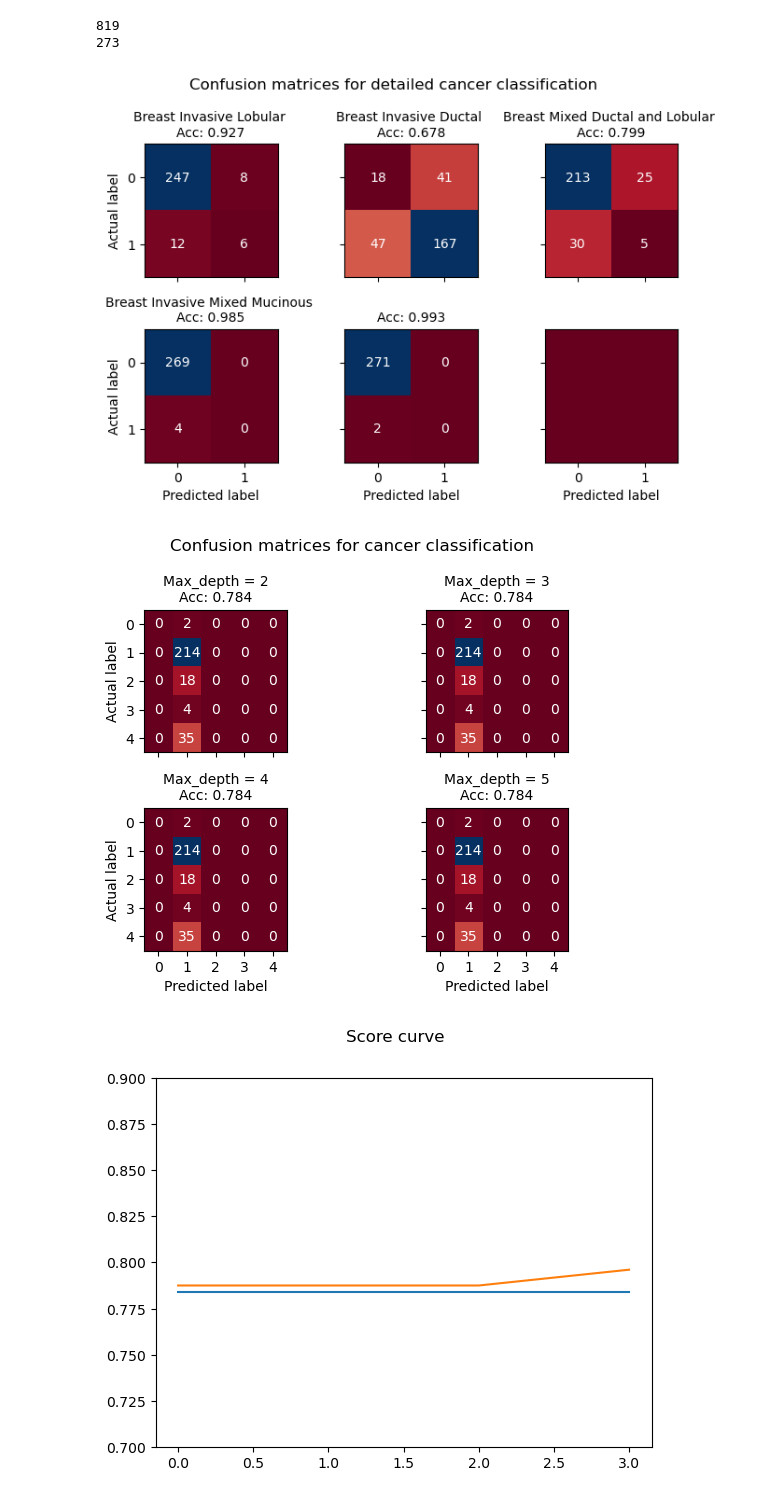
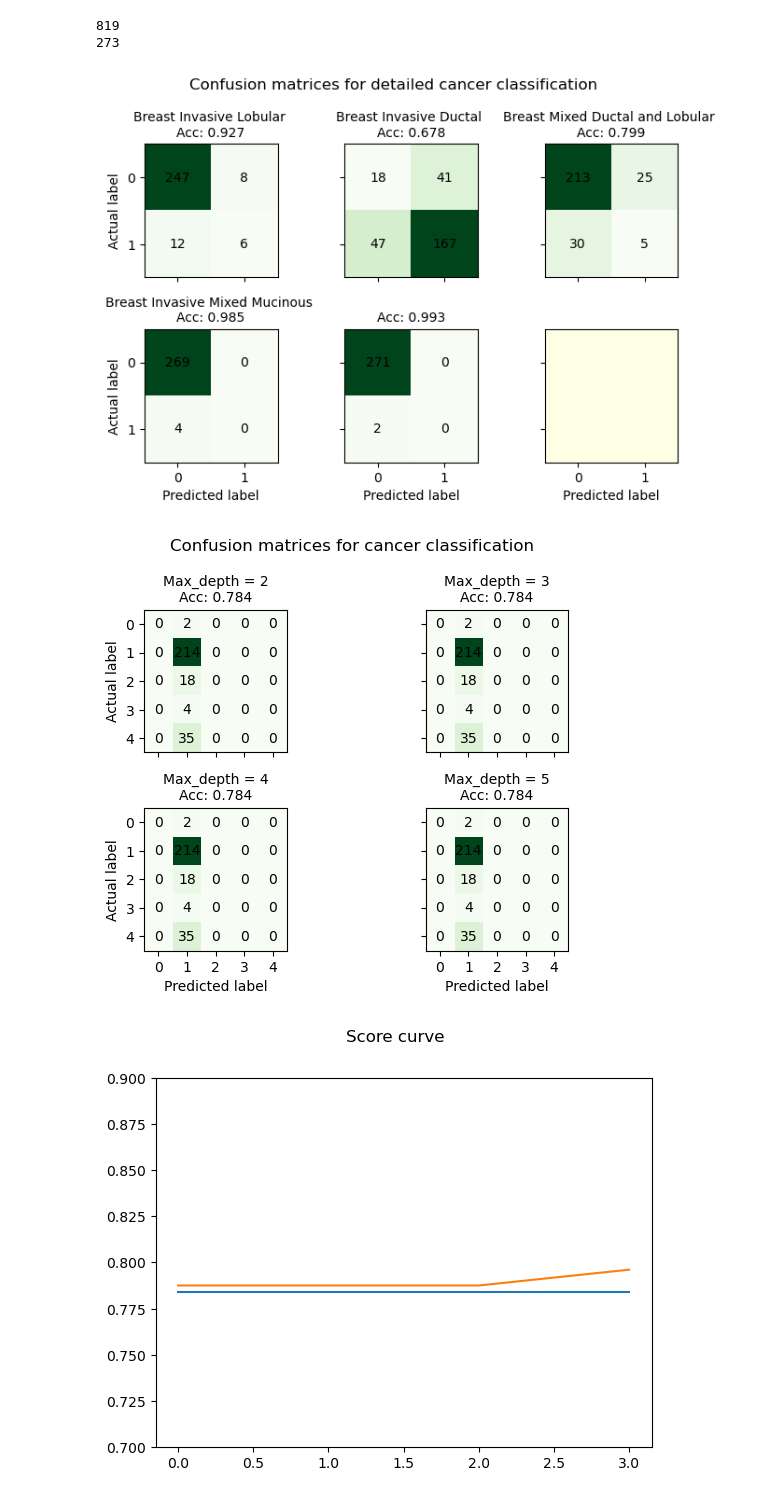
Before and after one commit to Allocco14/BreastCancerIIA, a Jupyter notebook: Breast_cancer.ipynb, the cells around one changed output. Cells and saved outputs as stored; diff of their text form; code cells hidden in the pictures.

```diff
--- a/Breast_cancer.ipynb
+++ b/Breast_cancer.ipynb
@@ -178,6 +176,8 @@ y1 = df.age_at_diagnosis[df.type_of_breast_surgery == 'MASTECTOMY']
 x2 = df.overall_survival_months[df.type_of_breast_surgery == 'BREAST CONSERVING']
 y2 = df.age_at_diagnosis[df.type_of_breast_surgery == 'BREAST CONSERVING']
 
-plt.scatter(x1, y1)
-plt.scatter(x2, y2)
+fig, ax = plt.subplots(1)
+ax.scatter(x1, y1)
+ax.scatter(x2, y2)
+ax.set(xlabel='Overall survival months', ylabel='Age at diagnosis')
 # %% [output]
@@ -204,8 +204,8 @@ cm = metrics.confusion_matrix(test_dataset['overall_survival'], predictions)
 # print(cm)
 
 fig, axs = plt.subplots(1)
-axs.imshow(cm, cmap="RdBu")
-axs.set_title('{0}\nAcc: {1}'.format(cancer_type[0:-9] ,round(score,3)), fontsize = 10)
+axs.imshow(cm, cmap="Greens")
+axs.set_title('Acc: {0}'.format(round(score,3)), fontsize = 10)
 axs.set_xticks([0,1])
 axs.set_yticks([0,1])
 axs.set(xlabel='Predicted label', ylabel='Actual label')
@@ -253,41 +253,40 @@ fig, axs = plt.subplots(2, 3)
 
 for i, cancer_type in enumerate(test_dataset['cancer_type_detailed'].dropna().unique()):
     # print(cancer_type)
     # print(y_test[cancer_type].value_counts())
     log_reg.fit(x_train, y_train[cancer_type])
     predictions = log_reg.predict(x_test)
     score = log_reg.score(x_test, y_test[cancer_type])
     # print(score)
     cm = metrics.confusion_matrix(y_test[cancer_type], predictions)
     # print(cm)
     # print("*"*50)
 
-    axs[int(i/3), i%3].imshow(cm, cmap="RdBu")
+    axs[int(i/3), i%3].imshow(cm, cmap="Greens")
     axs[int(i/3), i%3].set_title('{0}\nAcc: {1}'.format(cancer_type[0:-9] ,round(score,3)), fontsize = 10)
     axs[int(i/3), i%3].set_xticks([0,1])
     axs[int(i/3), i%3].set_yticks([0,1])
 
     for k in range(len(cm)):
         for j in range(len(cm)):
             text = axs[int(i/3), i%3].text(j, k, cm[k, j],
-                           ha="center", va="center", color="w")
+                           ha="center", va="center", color="black")
 
     for ax in axs.flat:
         ax.set(xlabel='Predicted label', ylabel='Actual label')
         ax.label_outer()
 
-axs[1, 2].imshow(np.array([[0,0],[0,0]]) , cmap="RdBu")
+axs[1, 2].imshow(np.array([[0,0],[0,0]]) , cmap="YlGn")
 axs[1, 2].set_xticks([0,1])
 axs[1, 2].set_yticks([0,1])
 fig.suptitle('Confusion matrices for detailed cancer classification')
 fig.tight_layout()
 fig.subplots_adjust(wspace=0.5)
 # %% [output]
-[figure, old version]
+[figure, new version]
 # %%
 from sklearn.ensemble import RandomForestClassifier
 # %%
-
 score = []
 score_train = []
 fig, axs = plt.subplots(2, 2)
@@ -304,7 +303,7 @@ for i in range(2,6):
     # print(clf.feature_importances_)
     cm = metrics.confusion_matrix(test_dataset['cancer_type_detailed'], predictions)
     # print(cm)
-    axs[int((i-2)/2), i%2].imshow(cm, cmap="RdBu")
+    axs[int((i-2)/2), i%2].imshow(cm, cmap="Greens")
     axs[int((i-2)/2), i%2].set_title('Max_depth = {0}\nAcc: {1}'.format(i ,round(score[i-2] ,3)), fontsize = 10)
     axs[int((i-2)/2), i%2].set_xticks(range(0,5))
     axs[int((i-2)/2), i%2].set_yticks(range(0,5))
@@ -312,7 +311,7 @@ for i in range(2,6):
     for k in range(len(cm)):
         for j in range(len(cm)):
             text = axs[int((i-2)/2), i%2].text(j, k, cm[k, j],
-                           ha="center", va="center", color="w")
+                           ha="center", va="center", color="black")
 
     for ax in axs.flat:
         ax.set(xlabel='Predicted label', ylabel='Actual label')
@@ -321,7 +320,7 @@ for i in range(2,6):
 fig.suptitle('Confusion matrices for cancer classification')
 fig.tight_layout()
 # %% [output]
-[figure, old version]
+[figure, new version]
 # %%
 f, ax = plt.subplots(1)
 ax.plot(score)
```
Also changed, not shown: parts of 10 cells of this notebook.
